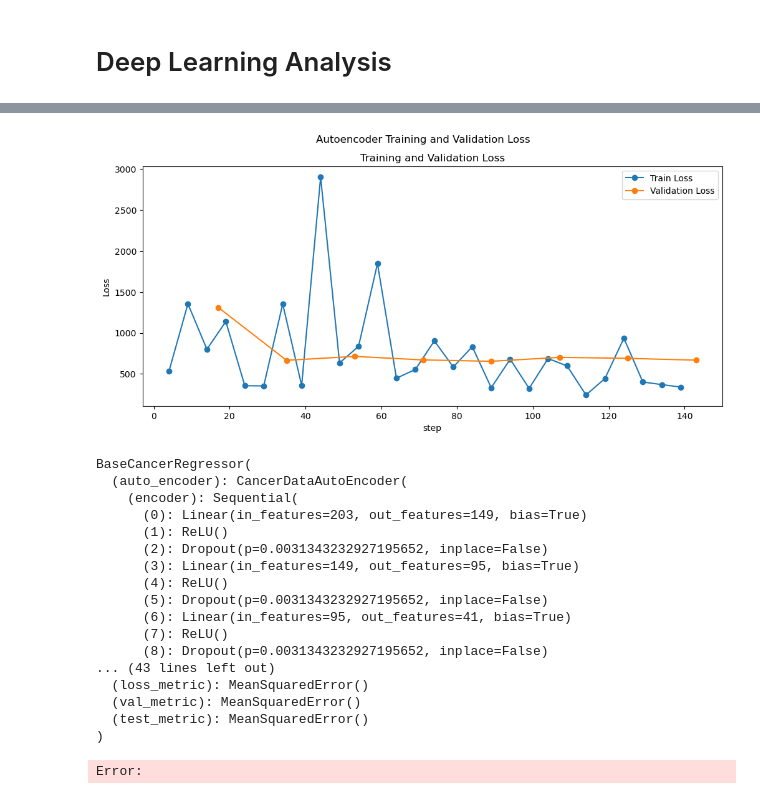
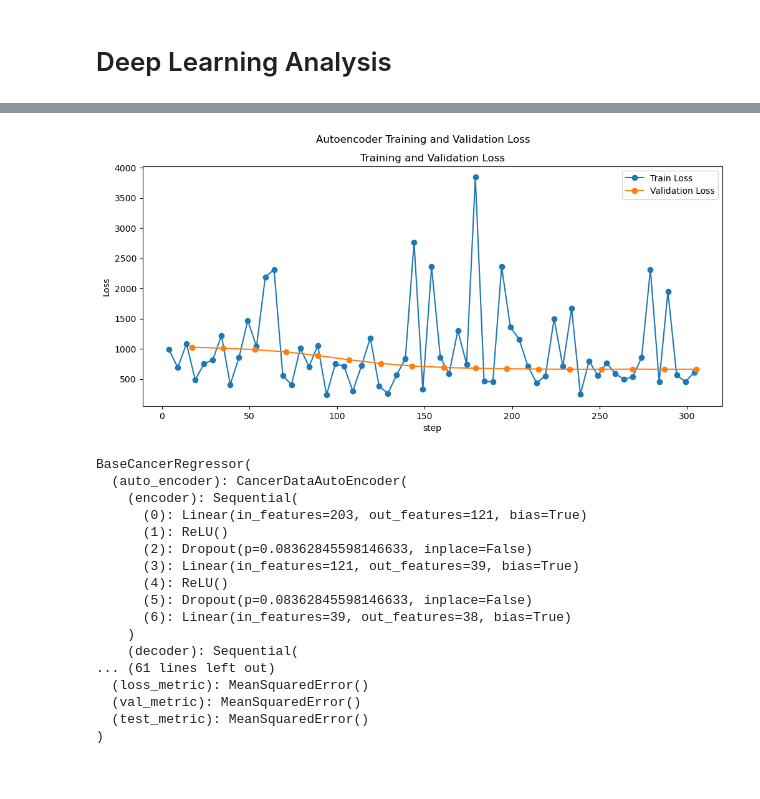
Before and after one commit to jacob-tye/BMI_6114_Project, a Jupyter notebook: analysis/03_dl_analysis.ipynb, the cells around one changed output, grey strips where cells are left out. Saved outputs shown, nothing was run; the diff lists cells and outputs as text; code cells hidden in the pictures.

```diff
--- a/analysis/03_dl_analysis.ipynb
+++ b/analysis/03_dl_analysis.ipynb
@@ -262,8 +258,8 @@ def objective(trial):
     return last_val
 # %%
 # --- Run Optuna ---
-study = optuna.create_study(direction="minimize", study_name="regressor_study")
-study.optimize(objective, n_trials=50, n_jobs=15, show_progress_bar=True)
+study = optuna.create_study(direction="minimize", study_name="ae_regressor_study")
+study.optimize(objective, n_trials=100, n_jobs=1, show_progress_bar=True)
 
 # --- Print Best Result ---
 print("Best trial:")
@@ -401,11 +385,11 @@ best_model_logger = trial_to_details[study.best_trial.number]["logger"]
 # %%
 from utils.helper_functions import make_plots
 
 
-history = pd.read_csv(best_model_logger.log_dir + "/metrics
+history = pd.read_csv(best_model_logger.log_dir + "/metrics.csv")
 make_plots(history, "Autoencoder Training and Validation Loss")
 # %% [output]
-[figure, old version]
+[figure, new version]
 # %%
 best_model_path = trial_to_details[study.best_trial.number]["checkpoint"].best_model_path
 !cp {best_model_path} results/03/best_model.pth
@@ -444,21 +428,20 @@ best_model
 BaseCancerRegressor(
   (auto_encoder): CancerDataAutoEncoder(
     (encoder): Sequential(
-      (0): Linear(in_features=203, out_features=149, bias=True)
+      (0): Linear(in_features=203, out_features=121, bias=True)
       (1): ReLU()
-      (2): Dropout(p=0.0031343232927195652, inplace=False)
-      (3): Linear(in_features=149, out_features=95, bias=True)
+      (2): Dropout(p=0.08362845598146633, inplace=False)
+      (3): Linear(in_features=121, out_features=39, bias=True)
       (4): ReLU()
-      (5): Dropout(p=0.0031343232927195652, inplace=False)
-      (6): Linear(in_features=95, out_features=41, bias=True)
-      (7): ReLU()
-      (8): Dropout(p=0.0031343232927195652, inplace=False)
-... (43 lines left out)
+      (5): Dropout(p=0.08362845598146633, inplace=False)
+      (6): Linear(in_features=39, out_features=38, bias=True)
+    )
+    (decoder): Sequential(
+... (61 lines left out)
   (loss_metric): MeanSquaredError()
   (val_metric): MeanSquaredError()
   (test_metric): MeanSquaredError()
 )
-Error:
 # %%
 plot_regression_results(cancer_regressor, cancer_dm.test_dataloader())
 # %% [output]
```
Also changed, not shown: parts of 9 cells of this notebook, 9 other files.
